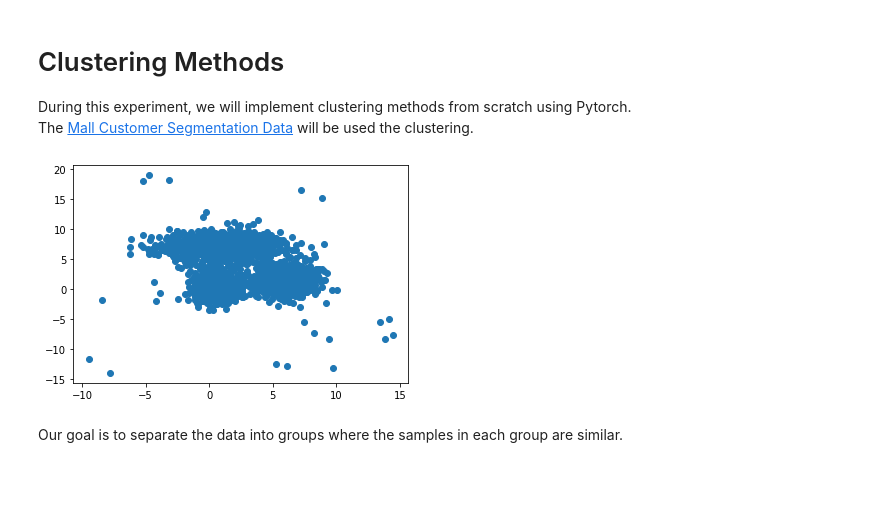
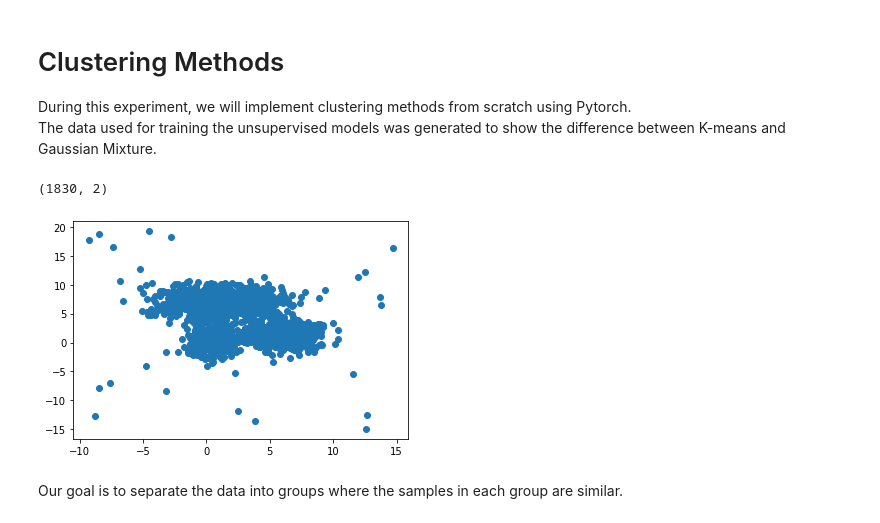
Before and after one commit to ConsciousML/Clustering-from-scratch, a Jupyter notebook: Clustering Mall Customers.ipynb, the cells around one changed output. Drawn from its saved outputs; the diff is of its cells as text; code cells hidden in the pictures; blank space fills up the shorter version.

Commit message:
comment data generator

```diff
--- a/Clustering Mall Customers.ipynb
+++ b/Clustering Mall Customers.ipynb
@@ -1,7 +1,7 @@
 # %% [markdown]
 # Clustering Methods
 During this experiment, we will implement clustering methods from scratch using Pytorch.<br>
-The [Mall Customer Segmentation Data](https://www.kaggle.com/vjchoudhary7/customer-segmentation-tutorial-in-python/discussion/82190) will be used the clustering.
+The data used for training the unsupervised models was generated to show the difference between K-means and Gaussian Mixture.
 # %%
 import os
 import math
@@ -13,6 +13,18 @@ from sklearn.preprocessing import LabelEncoder
 from sklearn.preprocessing import StandardScaler
 # %%
 def data_generator(cluster_nums, cluster_means, cluster_var, bg_range, bg_noise_n):
+    """Generates data using a mutivariate normal distribution
+
+    Args:
+        cluster_nums: Number of clusters.
+        cluster_means: A list or numpy array describing the mean of each clusters.
+        cluster_var: A list or numpy array describing the variance of each clusters.
+        bg_range: A tuple containing the range of the background noise.
+        bg_noise_n: Number of background noise points.
+
+    Returns:
+        A 2d numpy array.
+    """
     data = []
     for num, mu, var in zip(cluster_nums, cluster_means, cluster_var):
         data += [np.random.multivariate_normal(mu, np.diag(var), num)]
@@ -20,6 +32,10 @@ def data_generator(cluster_nums, cluster_means, cluster_var, bg_range, bg_noise_
     noise = np.random.uniform(bg_range[0], bg_range[1], size=(bg_noise_n, data.shape[-1]))
     data = np.append(data, noise, axis=0)
     return data
+# %%
+data.shape
+# %% [output]
+(1830, 2)
 # %%
 data = data_generator([400,600,800],
                       [[0.5, 0.5],
@@ -31,10 +47,11 @@ data = data_generator([400,600,800],
                       [[-10, -15],
                        [15, 20]],
                       30)
-plt.scatter(data[...,0], data[...,1])
-plt.show()
-# %% [output]
-[figure, removed]
+# %%
+plt.scatter(data[:, 0], data[:, 1])
+plt.show()
+# %% [output]
+[figure, added]
 # %%
 X = torch.from_numpy(data).float()
 # %% [markdown]
```
